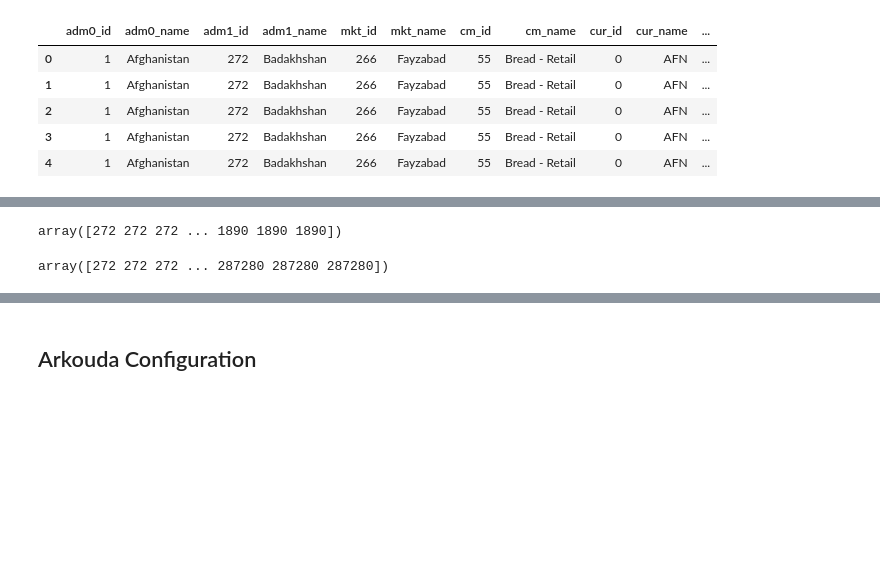
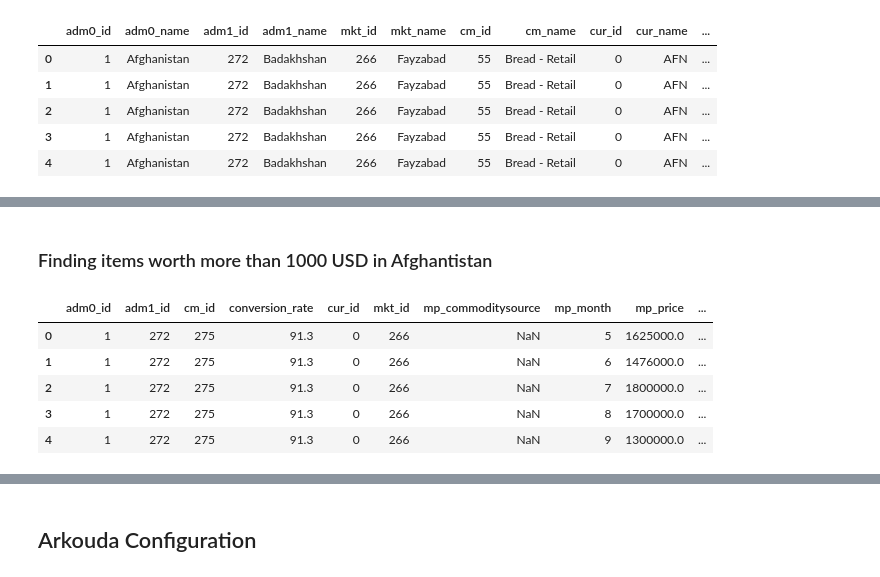
Before and after one commit to narenkhatwani/arkouda-projects, a Jupyter notebook: Notebooks/Global Food Prices Project/Food Price Project.ipynb, the cells around one changed output, grey strips where cells are left out. Saved outputs shown, nothing was run; the diff lists cells and outputs as text; code cells hidden in the pictures; blank space fills up the shorter version.

```diff
--- a/Notebooks/Global Food Prices Project/Food Price Project.ipynb
+++ b/Notebooks/Global Food Prices Project/Food Price Project.ipynb
@@ -257,4 +314,0 @@ array([1 1 1 ... 152 152 152])
-# %%
-data['adm1_id']
-# %% [output]
-array([272 272 272 ... 1890 1890 1890])
@@ -263,4 +315,2 @@ data['test_product']=data['adm0_id']*data['adm1_id']
-# %%
-data['test_product']
-# %% [output]
-array([272 272 272 ... 287280 287280 287280])
+# %% [markdown]
+### Finding items worth more than 1000 USD in Afghantistan
@@ -266,0 +320,9 @@ array([272 272 272 ... 287280 287280 287280])
+# %%
+exdf.head(5)
+# %% [output]
+|  | adm0_id | adm1_id | cm_id | conversion_rate | cur_id | mkt_id | mp_commoditysource | mp_month | mp_price | ... |
+| 0 | 1 | 272 | 275 | 91.3 | 0 | 266 | NaN | 5 | 1625000.0 | ... |
+| 1 | 1 | 272 | 275 | 91.3 | 0 | 266 | NaN | 6 | 1476000.0 | ... |
+| 2 | 1 | 272 | 275 | 91.3 | 0 | 266 | NaN | 7 | 1800000.0 | ... |
+| 3 | 1 | 272 | 275 | 91.3 | 0 | 266 | NaN | 8 | 1700000.0 | ... |
+| 4 | 1 | 272 | 275 | 91.3 | 0 | 266 | NaN | 9 | 1300000.0 | ... |
```
Also changed, not shown: parts of 21 cells of this notebook, 3 other files.
